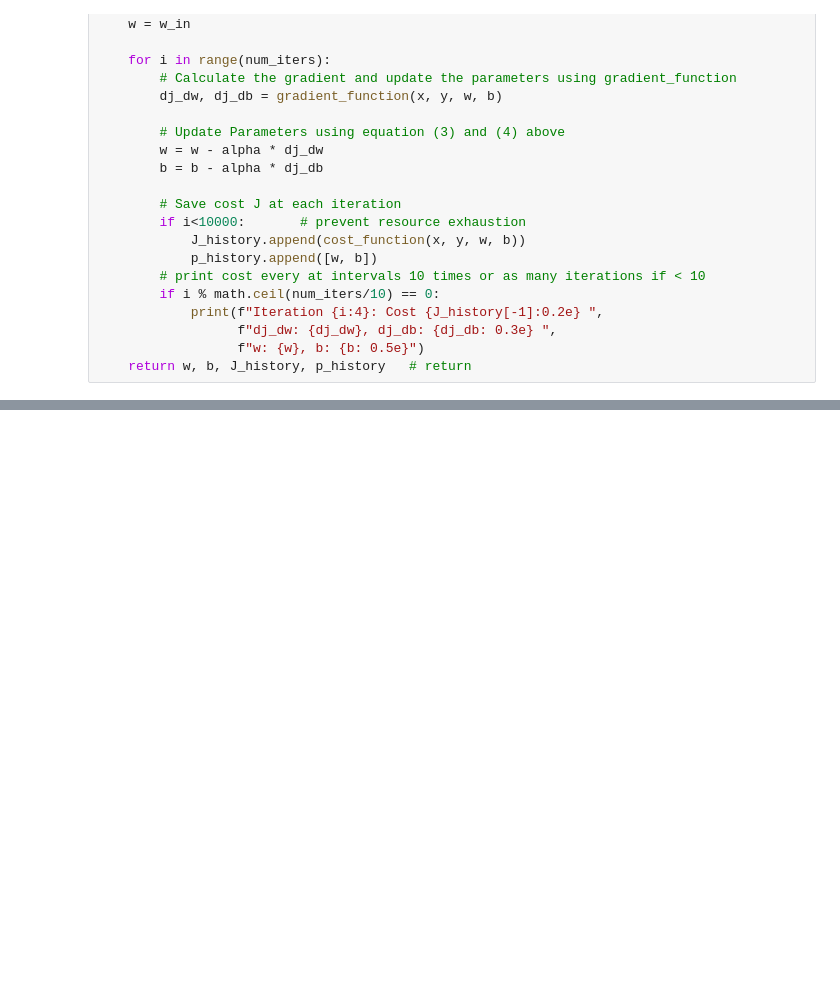
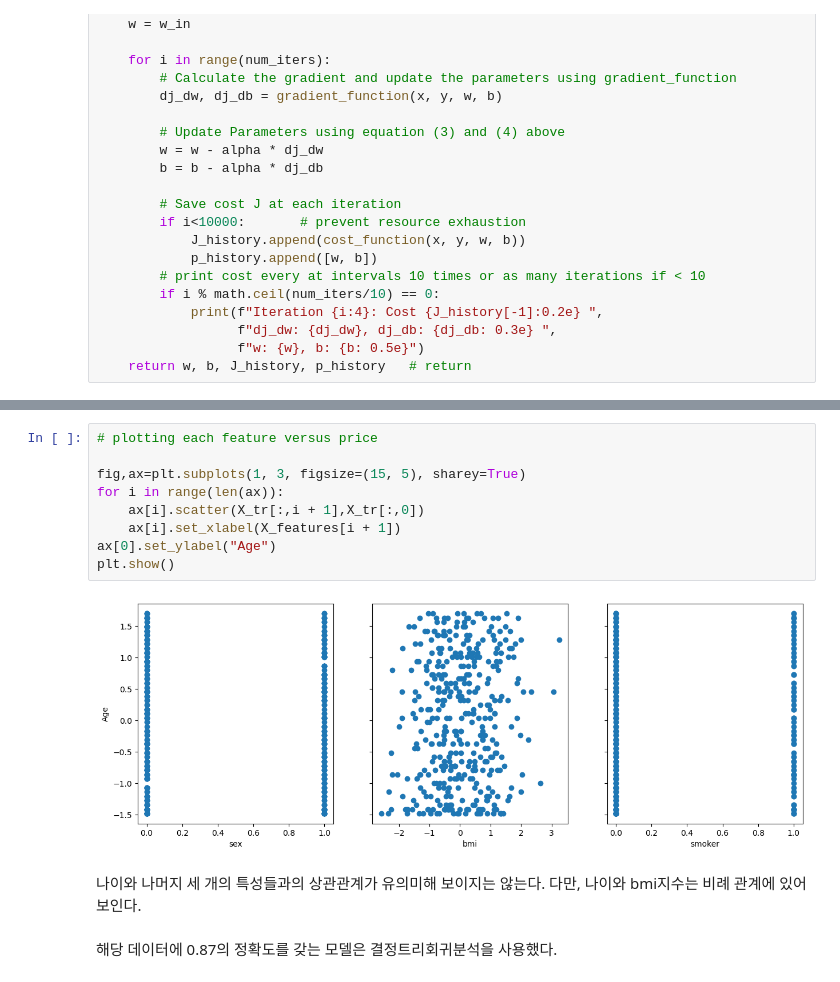
Before and after one commit to J-sehyeon/Machine-Learning-by-Coursera, a Jupyter notebook: Regression with multiple input variables/Preprocessing.ipynb, the cells around one changed output, grey strips where cells are left out. Saved outputs shown, nothing was run; the diff lists cells and outputs as text; blank space fills up the shorter version.

```diff
--- a/Regression with multiple input variables/Preprocessing.ipynb
+++ b/Regression with multiple input variables/Preprocessing.ipynb
@@ -258,0 +266,15 @@ Iteration 9000: Cost 1.83e+07  dj_dw: [-1.61143715e-05  2.37444530e-04  2.953023
+# %%
+# plotting each feature versus price
+
+fig,ax=plt.subplots(1, 3, figsize=(15, 5), sharey=True)
+for i in range(len(ax)):
+    ax[i].scatter(X_tr[:,i + 1],X_tr[:,0])
+    ax[i].set_xlabel(X_features[i + 1])
+ax[0].set_ylabel("Age")
+plt.show()
+# %% [output]
+[figure, added]
+# %% [markdown]
+나이와 나머지 세 개의 특성들과의 상관관계가 유의미해 보이지는 않는다. 다만, 나이와 bmi지수는 비례 관계에 있어보인다.
+# %% [markdown]
+해당 데이터에 0.87의 정확도를 갖는 모델은 결정트리회귀분석을 사용했다.
```
Also changed, not shown: parts of 2 cells of this notebook.
